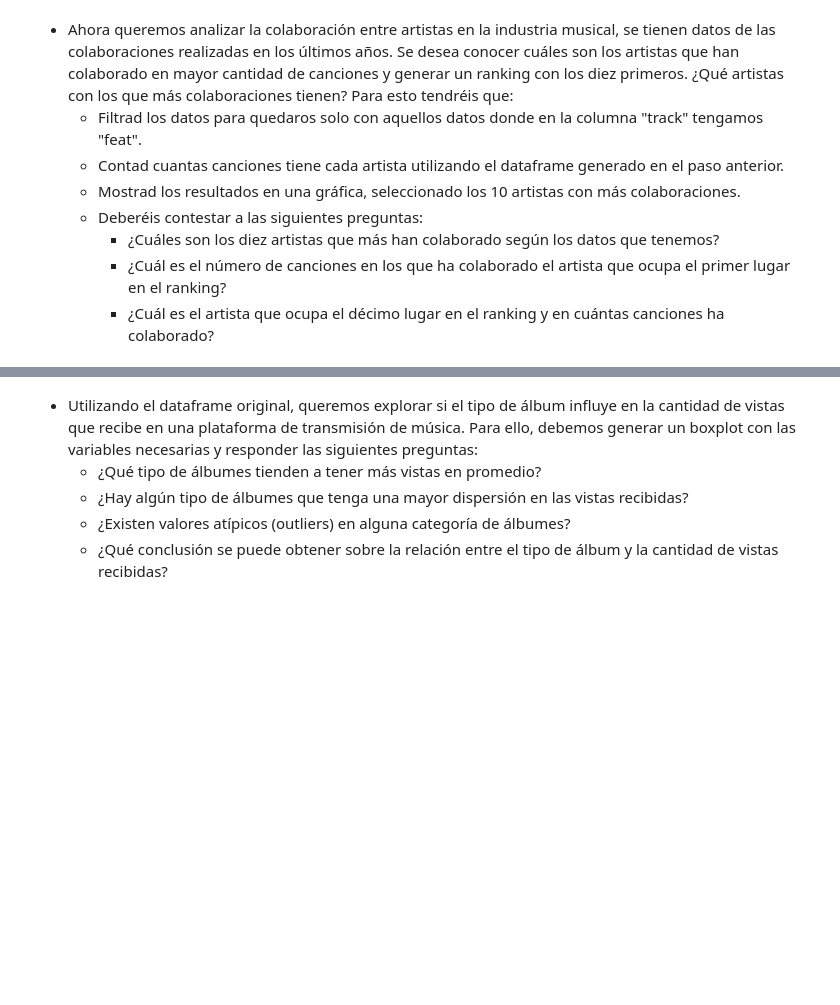
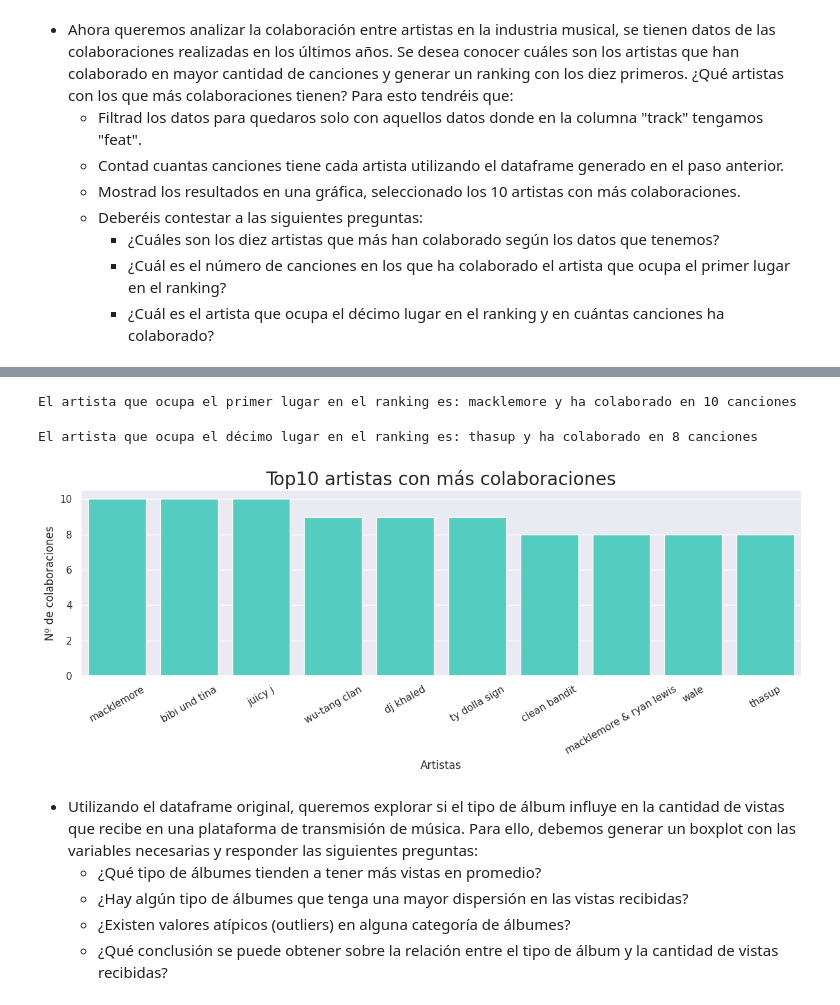
Before and after one commit to MaitaneP/adalab-da-evaluacion-modulo2-sprint1-MaitanePortilla, a Jupyter notebook: notebooks/evaluacion-mod-2-sprint-1-pandas.ipynb, the cells around one changed output, grey strips where cells are left out. Cells and saved outputs as stored; diff of their text form; code cells hidden in the pictures; blank space fills up the shorter version.

```diff
--- a/notebooks/evaluacion-mod-2-sprint-1-pandas.ipynb
+++ b/notebooks/evaluacion-mod-2-sprint-1-pandas.ipynb
@@ -359,0 +559,5 @@ La suma de las 3 es el total de canciones del dataframe completo: True
+# %%
+# podemos deducir el patron que nos interesa de los resultados de la exploración
+# creamos un nuevo dataframe filtrando con ese patrón
+df_feat = df2[df2['track'].str.contains('.feat\.', case=False, regex=True)]
+df_feat.sample()
@@ -359,0 +567,4 @@ La suma de las 3 es el total de canciones del dataframe completo: True
+# %%
+# para tener el listado completo ordenado en orden descendente de los artistas con más colaboraciones:
+df_feat_artista = df_feat['artist'].value_counts().reset_index().sort_values(by='artist', ascending=False)
+df_feat_artista.head()
@@ -359,0 +578,4 @@ La suma de las 3 es el total de canciones del dataframe completo: True
+# %%
+# A continuación el listado del top10 artistas con más colaboraciones
+df_feat_10artista = df_feat_artista.head(10)
+df_feat_10artista
@@ -360,3 +613,30 @@ La suma de las 3 es el total de canciones del dataframe completo: True
+# %%
+print(f'El artista que ocupa el primer lugar en el ranking es: {df_feat_10artista["index"][0]} y ha colaborado en {df_feat_10artista["artist"][0]} canciones')
+# %% [output]
+El artista que ocupa el primer lugar en el ranking es: macklemore y ha colaborado en 10 canciones
+# %%
+print(f'El artista que ocupa el décimo lugar en el ranking es: {df_feat_10artista["index"][11]} y ha colaborado en {df_feat_10artista["artist"][11]} canciones')
+# %% [output]
+El artista que ocupa el décimo lugar en el ranking es: thasup y ha colaborado en 8 canciones
+# %%
+# mostramos gráficamente el top10 artistas con más colaboraciones
+plt.figure(figsize = (12, 5))
+
+sns.set(style='darkgrid')
+
+fig2 = sns.barplot(x = df_feat_10artista['index'],
+             y = df_feat_10artista['artist'],
+             color = 'turquoise')
+
+fig2.set(xlabel='Artistas', ylabel='Nº de colaboraciones')
+
+plt.xticks(rotation=30)
+
+fig2.set_title('Top10 artistas con más colaboraciones', fontsize = 20)
+
+plt.tight_layout()
+# %% [output]
+[figure, added]
 # %% [markdown]
 - Utilizando el dataframe original, queremos explorar si el tipo de álbum influye en la cantidad de vistas que recibe en una plataforma de transmisión de música. Para ello, debemos generar un boxplot con las variables necesarias y responder las siguientes preguntas:
     - ¿Qué tipo de álbumes tienden a tener más vistas en promedio?
```
Also changed, not shown: parts of 32 cells of this notebook, 4 other files.
